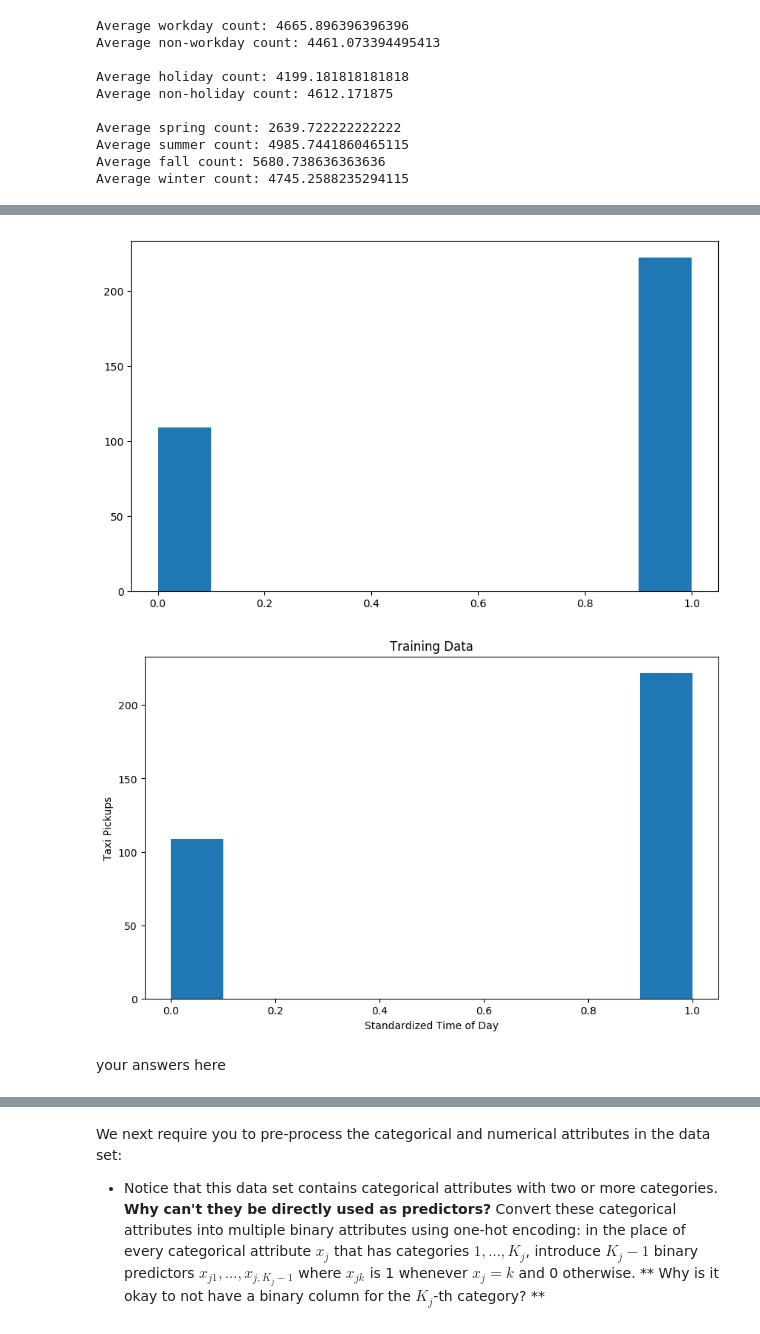
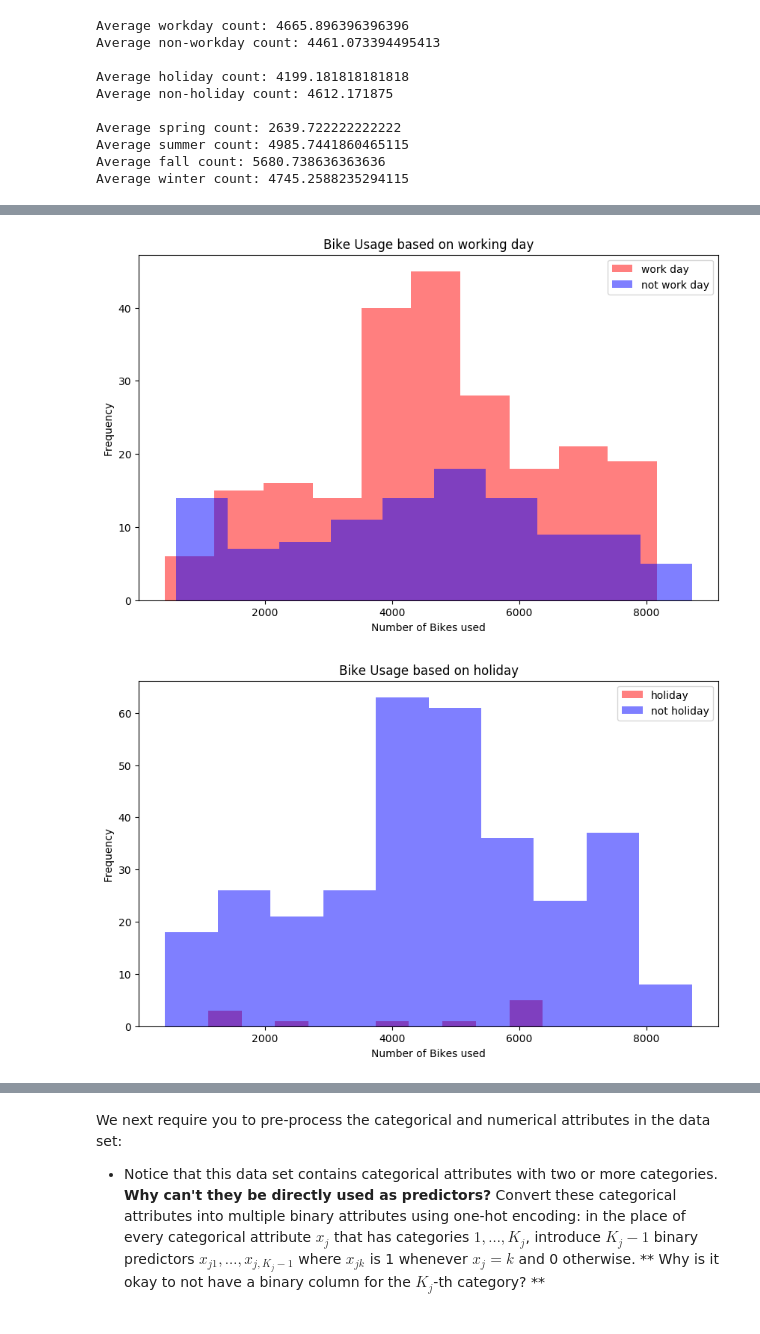
Before and after one commit to nondracek/CS109_GroupWork, a Jupyter notebook: 3/cs109a_hw3.ipynb, the cells around one changed output, grey strips where cells are left out. Drawn from its saved outputs; the diff is of its cells as text; code cells hidden in the pictures.

```diff
--- a/3/cs109a_hw3.ipynb
+++ b/3/cs109a_hw3.ipynb
@@ -76,8 +77,8 @@ As a first step, identify important characteristics of the data using suitable v
 - How does temperature effect bike rentals?
 - Do any of the numeric attributes have a clear non-linear dependence with number of the bike rentals?
 # %%
-train = pd.read_csv('Bikeshare_train.csv')
-test = pd.read_csv('Bikeshare_test.csv')
+train = pd.read_csv('Bikeshare_train.csv', index_col=0)
+test = pd.read_csv('Bikeshare_test.csv', index_col=0)
 # %%
 workDay = train[(train['workingday'] == 1.0)]['count'].mean()
 nonWork = train[(train['workingday'] == 0.0)]['count'].mean()
@@ -118,13 +109,24 @@ TypeError: 'Series' objects are mutable, thus they cannot be hashed
 # %%
 sns.reset_defaults()
 plt.figure(figsize=(10, 6))
-plt.hist(train['workingday'])
-plt.xlabel('Standardized Time of Day')
-plt.ylabel('Taxi Pickups')
-plt.title('Training Data')
+plt.hist(train[train['workingday'] == 1]['count'], color= 'red', alpha = .5, label= 'work day')
+plt.hist(train[train['workingday'] == 0 ]['count'], color= 'blue', alpha = .5, label='not work day' )
+plt.xlabel('Number of Bikes used')
+plt.ylabel('Frequency')
+plt.title('Bike Usage based on working day')
+plt.legend()
 plt.show()
 # %% [output]
-[figure, old version]
+[figure, new version]
-[figure, removed]
-# %% [markdown]
-your answers here
+# %%
+sns.reset_defaults()
+plt.figure(figsize=(10, 6))
+plt.hist(train[train['holiday'] == 1]['count'], color= 'red', alpha = .5, label= 'holiday')
+plt.hist(train[train['holiday'] == 0 ]['count'], color= 'blue', alpha = .5, label='not holiday' )
+plt.xlabel('Number of Bikes used')
+plt.ylabel('Frequency')
+plt.title('Bike Usage based on holiday')
+plt.legend()
+plt.show()
+# %% [output]
+[figure, added]
```
Also changed, not shown: parts of 14 cells of this notebook.
